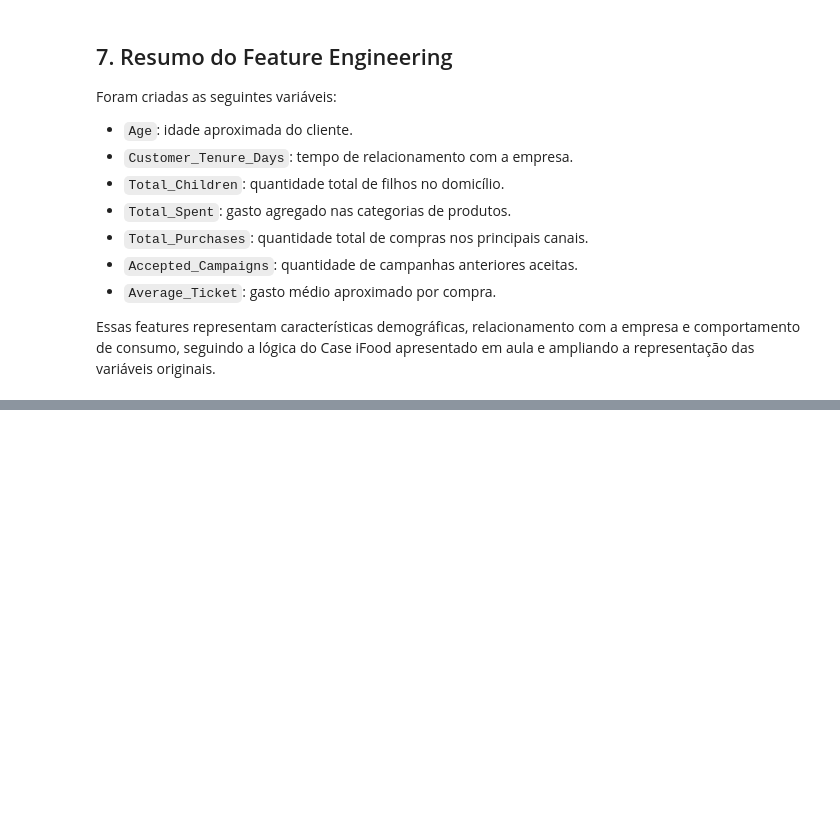
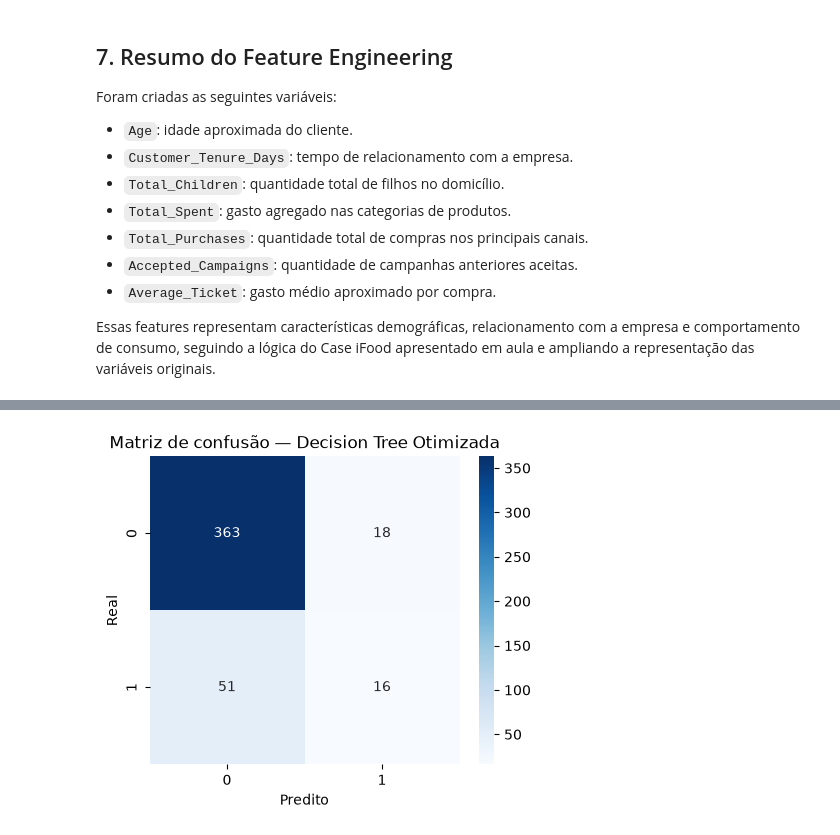
Before and after one commit to matheusrcp14-hub/CP4-Case-iFood, a Jupyter notebook: CP4_IFOOD/notebook/CP4_iFood_ML.ipynb, the cells around one changed output, grey strips where cells are left out. Cells and saved outputs as stored; diff of their text form; code cells hidden in the pictures; blank space fills up the shorter version.

```diff
--- a/CP4_IFOOD/notebook/CP4_iFood_ML.ipynb
+++ b/CP4_IFOOD/notebook/CP4_iFood_ML.ipynb
@@ -498,0 +941,10 @@ Essas features representam características demográficas, relacionamento com a
+# %%
+best_model = grid_search.best_estimator_
+
+y_pred_tuned = best_model.predict(
+    X_test
+)
+
+y_proba_tuned = best_model.predict_proba(
+    X_test
+)[:, 1]
@@ -498,0 +1010,21 @@ Essas features representam características demográficas, relacionamento com a
+# %%
+cm_tuned = confusion_matrix(
+    y_test,
+    y_pred_tuned
+)
+
+plt.figure(figsize=(5,4))
+
+sns.heatmap(
+    cm_tuned,
+    annot=True,
+    fmt="d",
+    cmap="Blues"
+)
+
+plt.title("Matriz de confusão — Decision Tree Otimizada")
+plt.xlabel("Predito")
+plt.ylabel("Real")
+plt.show()
+# %% [output]
+[figure, added]
```
Also changed, not shown: parts of 32 cells of this notebook.
